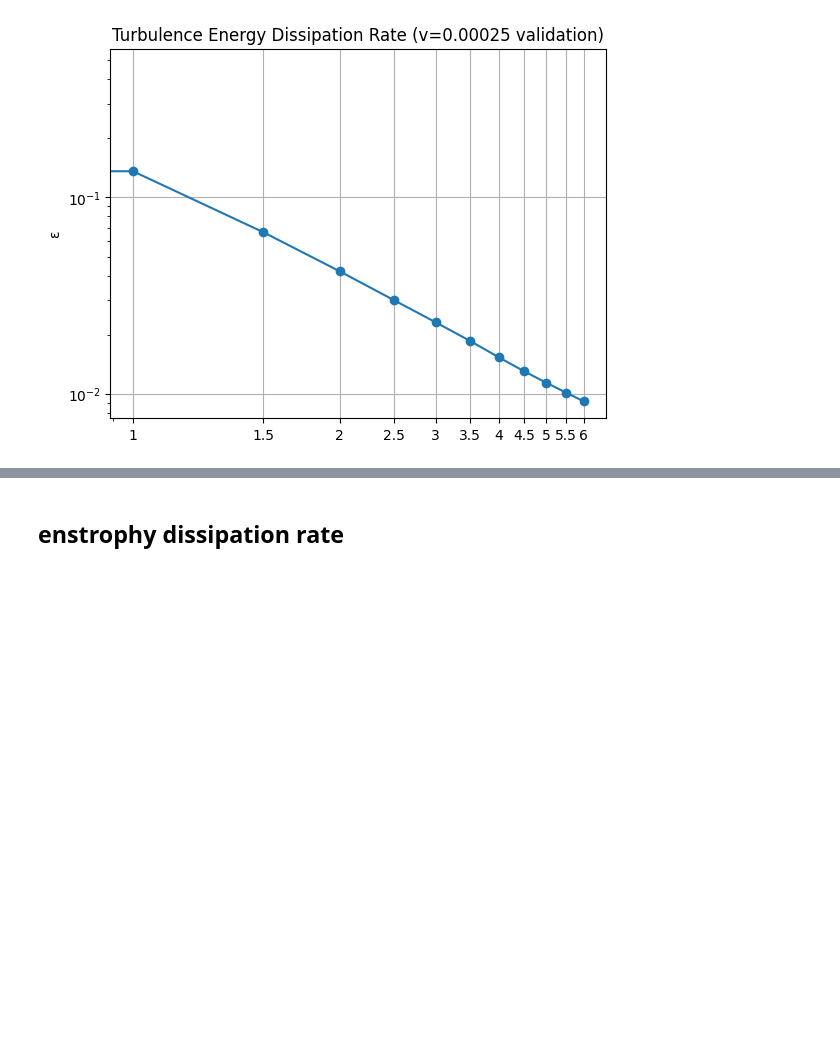
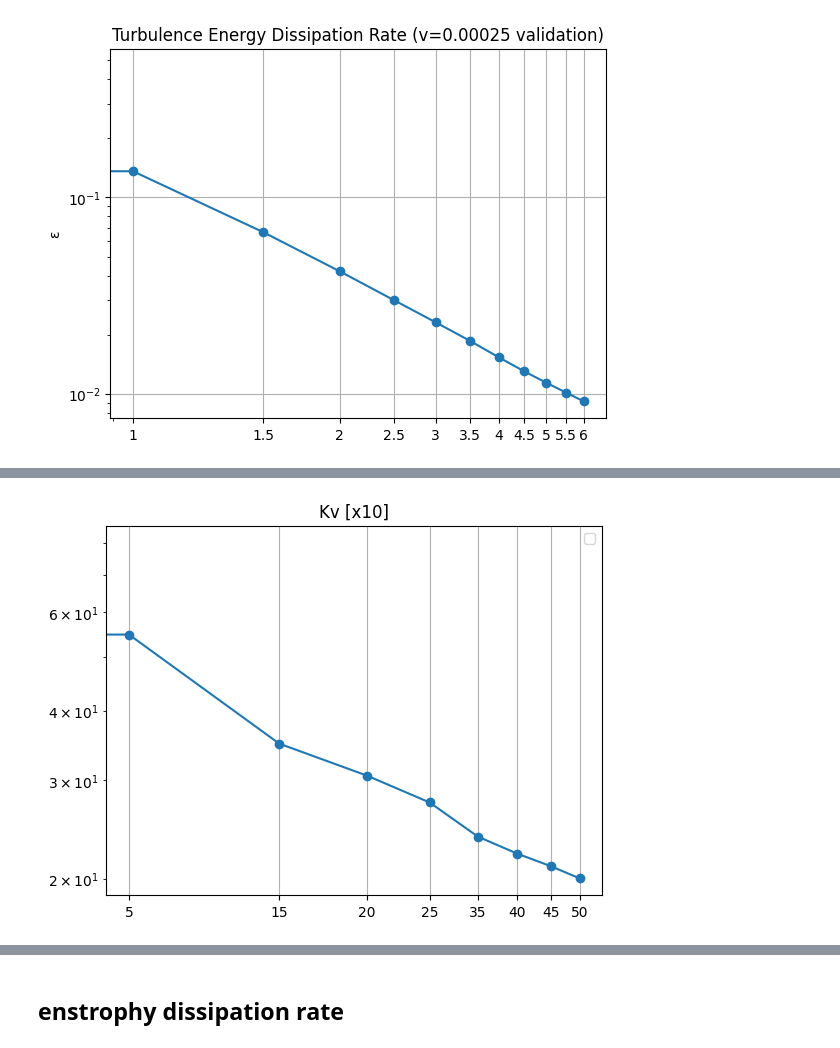
Before and after one commit to red1ithink/EnergySpectrum, a Jupyter notebook: spectrum.ipynb, the cells around one changed output, grey strips where cells are left out. Drawn from its saved outputs; the diff is of its cells as text; code cells hidden in the pictures; blank space fills up the shorter version.

```diff
--- a/spectrum.ipynb
+++ b/spectrum.ipynb
@@ -272,0 +291,19 @@ plt.show()
+# %%
+kv2 = np.array([])
+label2 = np.array([])
+
+for file in files2_vor:
+    nu=0.0001
+    v, label = get_vorticity(file)
+    kv = k_v(v, nu)
+    kv2 = np.append(kv2, kv)
+    label2 = np.append(label2, label)
+
+plt.figure()
+plt.title("Kv [x10]")
+plt.loglog(label2, kv2, marker='o', linestyle='-')
+plt.grid()
+plt.legend()
+plt.show()
+# %% [output]
+[figure, added]
```
Also changed, not shown: parts of 7 cells of this notebook, 2 other files.
